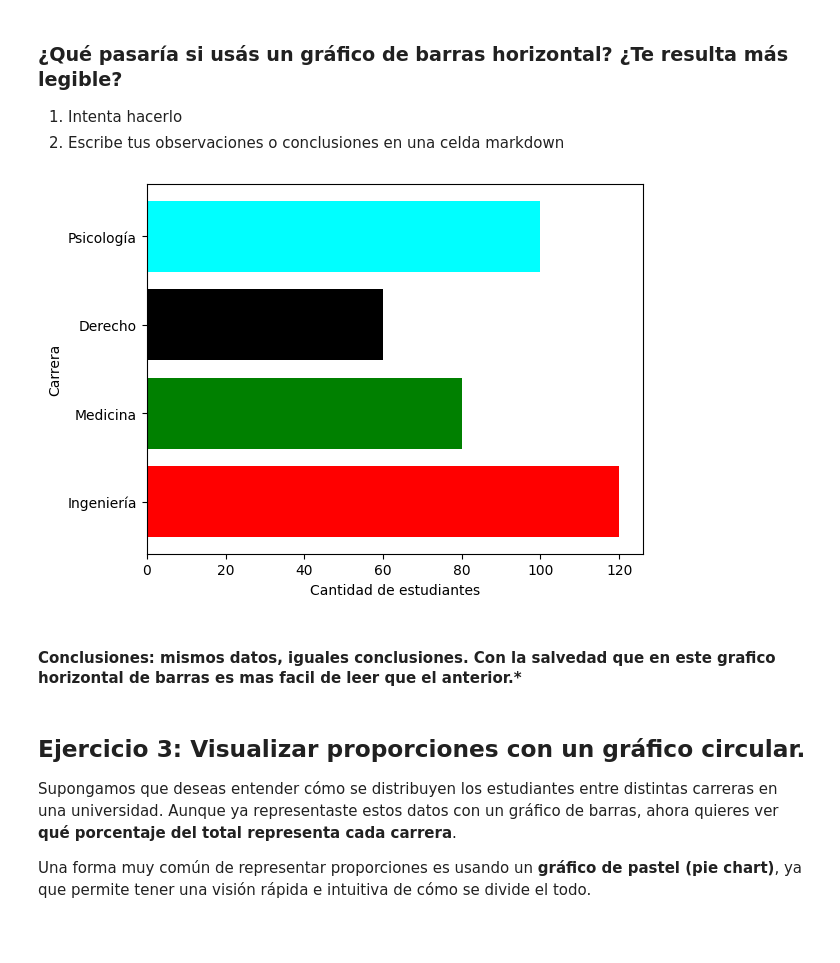
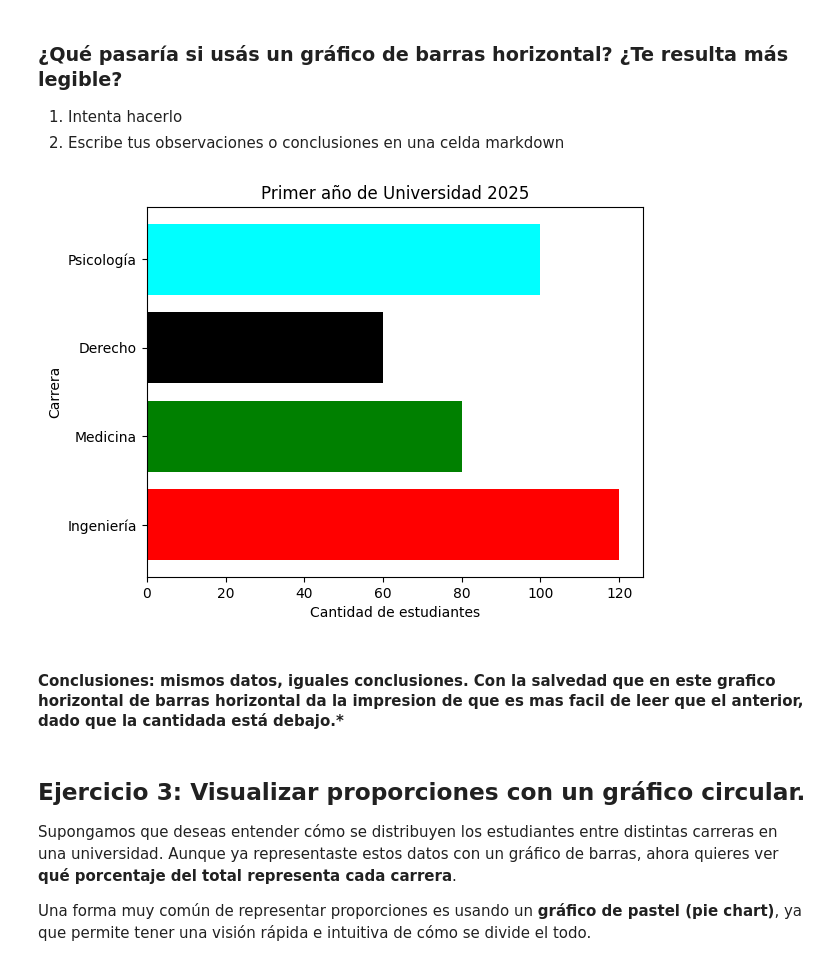
Before and after one commit to 4GeeksAcademy/GuilloMansan-visualizacion, a Jupyter notebook: notebook/03-project-visualization.ipynb, the cells around one changed output. Saved outputs shown, nothing was run; the diff lists cells and outputs as text; code cells hidden in the pictures; blank space fills up the shorter version.

```diff
--- a/notebook/03-project-visualization.ipynb
+++ b/notebook/03-project-visualization.ipynb
@@ -124,16 +122,17 @@ plt.show()
 # %%
 # Tu código
 labels = df_careers['Carrera']
 values = df_careers['Estudiantes']
 colours = ['red', 'green', 'black', 'cyan']
+plt.title('Primer año de Universidad 2025')
 plt.xlabel('Cantidad de estudiantes')
 plt.ylabel('Carrera')
 plt.barh(labels,values, color=colours)
 plt.show()
 # %% [output]
-[figure, old version]
+[figure, new version]
 # %% [markdown]
-#### **Conclusiones**: mismos datos, iguales conclusiones. Con la __salvedad__ que en este grafico horizontal de barras es mas facil de leer que el anterior.*
+#### **Conclusiones**: mismos datos, iguales conclusiones. Con la __salvedad__ que en este grafico horizontal de barras horizontal da la impresion de que es mas facil de leer que el anterior, dado que la cantidada está debajo.*
 # %% [markdown]
 ## Ejercicio 3: Visualizar proporciones con un gráfico circular.
 
```
Also changed, not shown: parts of 17 cells of this notebook.
